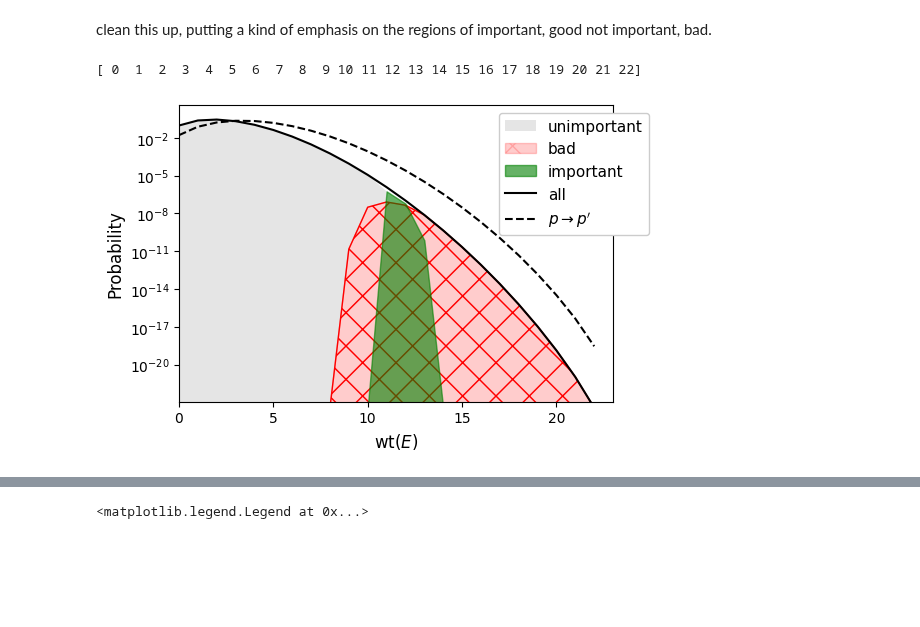
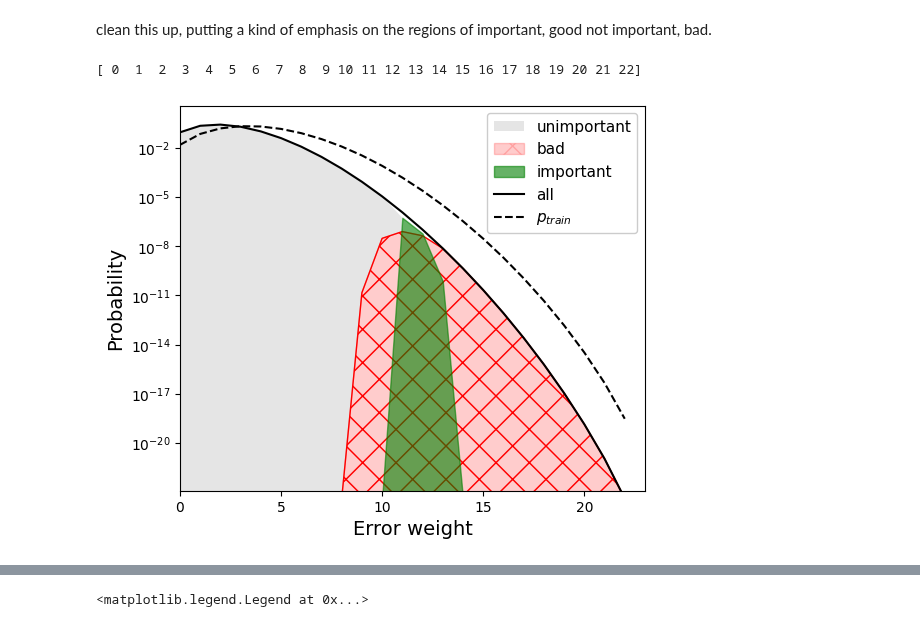
Before and after one commit to peterse/mldec, a Jupyter notebook: src/mldec/datasets/toy_problem_workbook.ipynb, the cells around one changed output, grey strips where cells are left out. Drawn from its saved outputs; the diff is of its cells as text; code cells hidden in the pictures; blank space fills up the shorter version.

```diff
--- a/src/mldec/datasets/toy_problem_workbook.ipynb
+++ b/src/mldec/datasets/toy_problem_workbook.ipynb
@@ -195,7 +193,7 @@ clean this up, putting a kind of emphasis on the regions of important, good not
 # %%
 # histogram these
 cm = 1/2.54
-fig, ax = plt.subplots(1, 1, figsize=(14*cm, 9*cm), constrained_layout = True)
+fig, ax = plt.subplots(1, 1, figsize=(6, 5), constrained_layout = False)
 # keep the histograms but only where the probability is non-zero
 weights = np.array(list(imp_wt_hist.keys()))
 print(weights)
@@ -208,39 +206,39 @@ def dezero(x, y, zero=0):
     # return x[y >= zero], y[y >= zero]
 
 x_all, y_all = dezero(weights, all_wt_hist.values())
 zero = min(y_all)
 x_good, y_good = dezero(weights, good_wt_hist.values(), zero=zero)
 x_unimp, y_unimp = dezero(weights, unimp_wt_hist.values(), zero=zero)
 x_imp, y_imp = dezero(weights, imp_wt_hist.values(), zero=zero)
 x_bad, y_bad = dezero(weights, bad_wt_hist.values(), zero=zero)
 
 w = 1/3
 zero = min(y_all)
 ax.fill_between(x_unimp[:n//2 + 1], y_bad[:n//2 + 1], y_unimp[:n//2 + 1], label='unimportant', facecolor="gray", alpha=0.2)
 ax.fill_between(x_bad, np.ones_like(y_bad) * zero, y_bad, label='bad', facecolor="r", hatch="x", edgecolor="r", alpha=0.2)
 ax.fill_between(x_bad, np.ones_like(y_bad) * zero, y_bad, facecolor='none', hatch="x", edgecolor="r", alpha=1) #matplotlib rendering bug https://stackoverflow.com/questions/5195466/matplotlib-does-not-display-hatching-when-rendering-to-pdf
 ax.fill_between(x_imp, np.ones_like(y_imp) * zero, y_imp, label='important', facecolor="g", edgecolor='g', alpha=0.6, )
 ymin = zero * 3
 
 
 # overlay of turning the knob
 x_all_pp, y_all_pp = dezero(weights, all_wt_hist_k.values())
 ax.plot(x_all, y_all, label='all', color='k', alpha=1)
-ax.plot(x_all_pp, y_all_pp, label=r"$p \rightarrow p'$", color='k', alpha=1, linestyle='--')
+ax.plot(x_all_pp, y_all_pp, label=r"$p_{train}$", color='k', alpha=1, linestyle='--')
 # ax.axvline(n//2, color='k', linestyle='--')
 ax.semilogy()
-labelsz = 12
-ax.set_xlabel(r'$\text{wt}(E)$', fontsize=labelsz)
+labelsz = 14
+ax.set_xlabel(r"Error weight", fontsize=labelsz)
 ax.set_ylabel('Probability', fontsize=labelsz)
-ax.legend(prop={'size': 11}, framealpha=1, loc='upper right', bbox_to_anchor=(1.1, 1))
+ax.legend(prop={'size': 11}, framealpha=1, loc='upper right', bbox_to_anchor=(1, 1))
 
 ax.set_ylim(ymin, ax.get_ylim()[1] + 0.1)
 ax.set_xlim(0, n + 1)
 
-fig.savefig('../../figures/toyproblem_histogram.pdf', bbox_inches='tight')
+fig.savefig('../../figures/fig1_a.pdf', bbox_inches='tight')
 # %% [output]
 [ 0  1  2  3  4  5  6  7  8  9 10 11 12 13 14 15 16 17 18 19 20 21 22]
-[figure, old version]
+[figure, new version]
 # %%
 for y1, y2, y3, y4, y5 in zip(good_wt_hist.values(), unimp_wt_hist.values(), imp_wt_hist.values(), bad_wt_hist.values(), all_wt_hist.values()):
     # print(y1, y2, y3, y4, y5)
```
Also changed, not shown: parts of 1 cell of this notebook, 7 other files.
